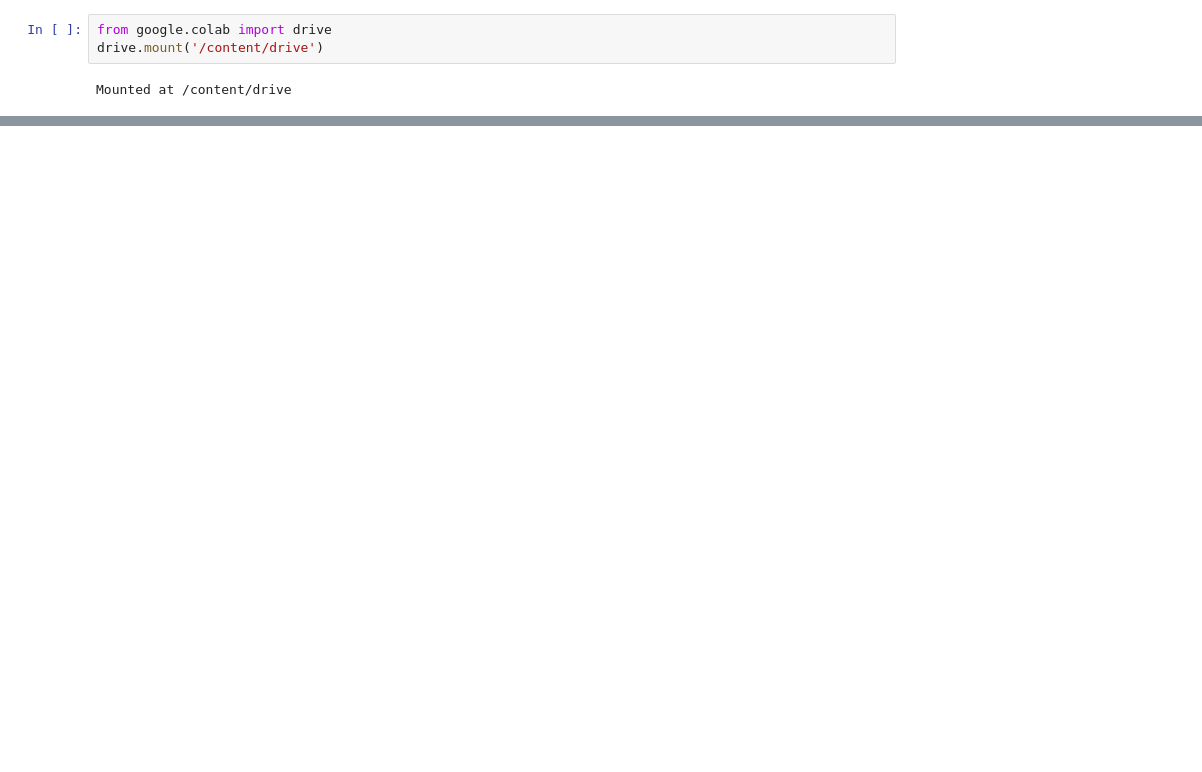
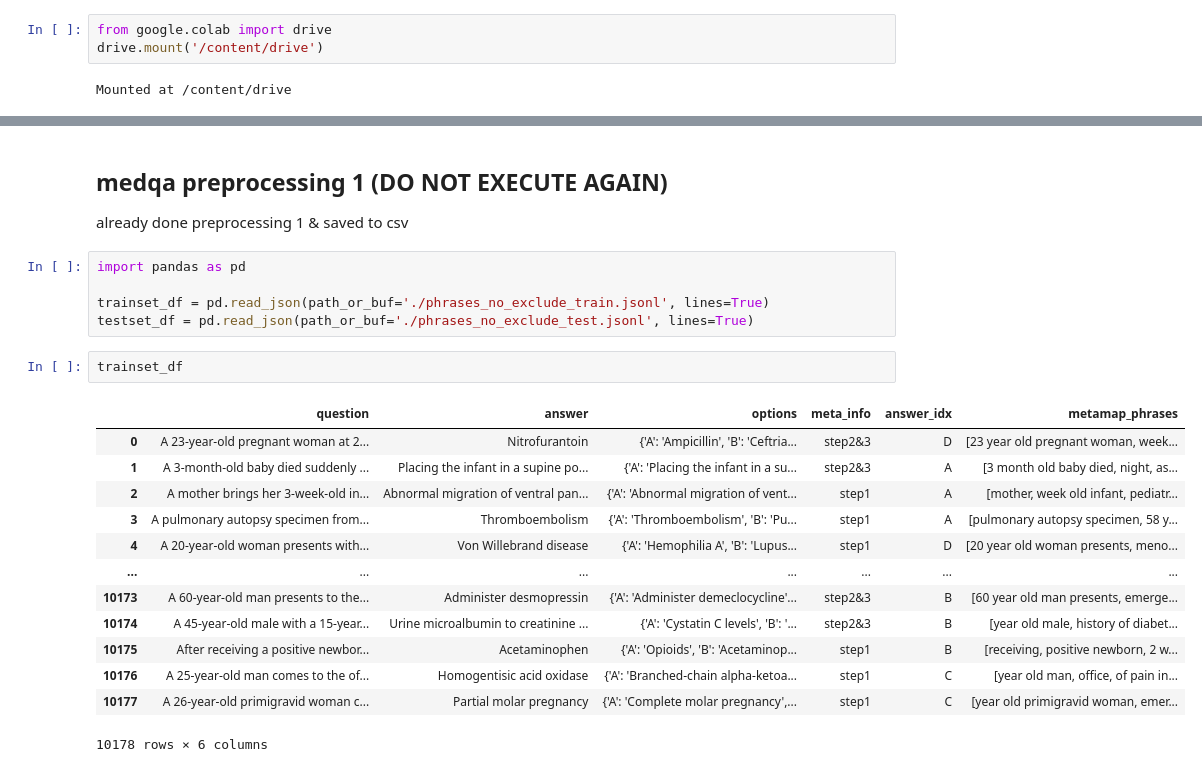
Before and after one commit to Taewhoo/BioRAG, a Jupyter notebook: cose474_final.ipynb, the cells around one changed output, grey strips where cells are left out. Saved outputs shown, nothing was run; the diff lists cells and outputs as text; blank space fills up the shorter version.

```diff
--- a/cose474_final.ipynb
+++ b/cose474_final.ipynb
@@ -2344,0 +123,25 @@ IllegalFlagValueError: ignored
+# %% [markdown]
+## medqa preprocessing 1 (DO NOT EXECUTE AGAIN)
+
+already done preprocessing 1 & saved to csv
+# %%
+import pandas as pd
+
+trainset_df = pd.read_json(path_or_buf='./phrases_no_exclude_train.jsonl', lines=True)
+testset_df = pd.read_json(path_or_buf='./phrases_no_exclude_test.jsonl', lines=True)
+# %%
+trainset_df
+# %% [output]
+|  | question | answer | options | meta_info | answer_idx | metamap_phrases |
+| 0 | A 23-year-old pregnant woman at 2... | Nitrofurantoin | {'A': 'Ampicillin', 'B': 'Ceftria... | step2&3 | D | [23 year old pregnant woman, week... |
+| 1 | A 3-month-old baby died suddenly ... | Placing the infant in a supine po... | {'A': 'Placing the infant in a su... | step2&3 | A | [3 month old baby died, night, as... |
+| 2 | A mother brings her 3-week-old in... | Abnormal migration of ventral pan... | {'A': 'Abnormal migration of vent... | step1 | A | [mother, week old infant, pediatr... |
+| 3 | A pulmonary autopsy specimen from... | Thromboembolism | {'A': 'Thromboembolism', 'B': 'Pu... | step1 | A | [pulmonary autopsy specimen, 58 y... |
+| 4 | A 20-year-old woman presents with... | Von Willebrand disease | {'A': 'Hemophilia A', 'B': 'Lupus... | step1 | D | [20 year old woman presents, meno... |
+| ... | ... | ... | ... | ... | ... | ... |
+| 10173 | A 60-year-old man presents to the... | Administer desmopressin | {'A': 'Administer demeclocycline'... | step2&3 | B | [60 year old man presents, emerge... |
+| 10174 | A 45-year-old male with a 15-year... | Urine microalbumin to creatinine ... | {'A': 'Cystatin C levels', 'B': '... | step2&3 | B | [year old male, history of diabet... |
+| 10175 | After receiving a positive newbor... | Acetaminophen | {'A': 'Opioids', 'B': 'Acetaminop... | step1 | B | [receiving, positive newborn, 2 w... |
+| 10176 | A 25-year-old man comes to the of... | Homogentisic acid oxidase | {'A': 'Branched-chain alpha-ketoa... | step1 | C | [year old man, office, of pain in... |
+| 10177 | A 26-year-old primigravid woman c... | Partial molar pregnancy | {'A': 'Complete molar pregnancy',... | step1 | C | [year old primigravid woman, emer... |
+10178 rows × 6 columns
```
Also changed, not shown: parts of 68 cells of this notebook.
